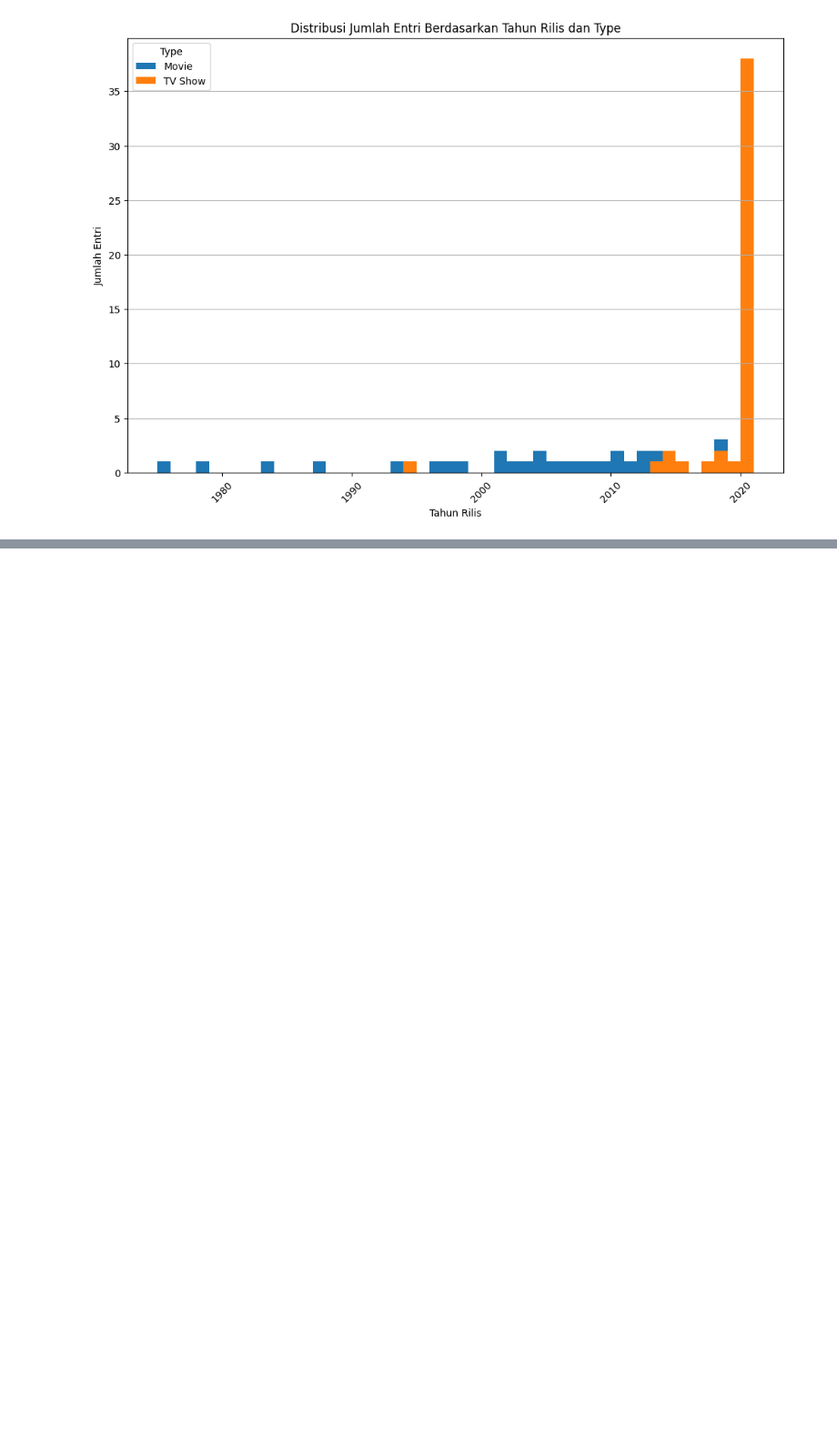
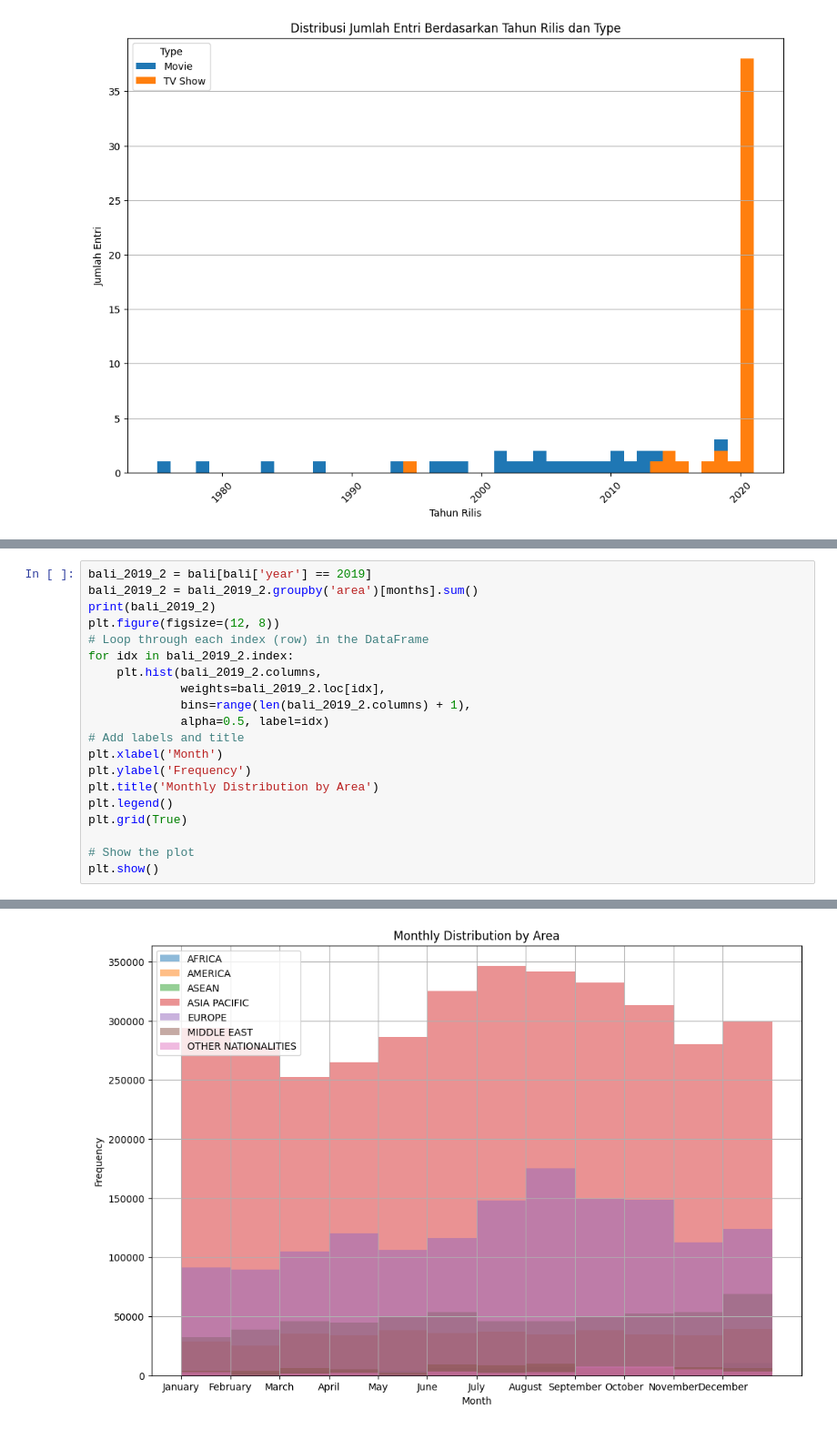
Before and after one commit to nickbp760/KodingAkademiPython, a Jupyter notebook: DATA ANALYST PYTHON/Data_Plotting.ipynb, the cells around one changed output, grey strips where cells are left out. Shown: that part at 91% size. Saved outputs shown, nothing was run; the diff lists cells and outputs as text; blank space fills up the shorter version.

```diff
--- a/DATA ANALYST PYTHON/Data_Plotting.ipynb
+++ b/DATA ANALYST PYTHON/Data_Plotting.ipynb
@@ -52,0 +82,21 @@ plt.show()
+# %%
+bali_2019_2 = bali[bali['year'] == 2019]
+bali_2019_2 = bali_2019_2.groupby('area')[months].sum()
+print(bali_2019_2)
+plt.figure(figsize=(12, 8))
+# Loop through each index (row) in the DataFrame
+for idx in bali_2019_2.index:
+    plt.hist(bali_2019_2.columns,
+             weights=bali_2019_2.loc[idx],
+             bins=range(len(bali_2019_2.columns) + 1),
+             alpha=0.5, label=idx)
+# Add labels and title
+plt.xlabel('Month')
+plt.ylabel('Frequency')
+plt.title('Monthly Distribution by Area')
+plt.legend()
+plt.grid(True)
+
+# Show the plot
+plt.show()
+# %% [output]
@@ -52,0 +122 @@ plt.show()
+[figure, added]
```
Also changed, not shown: parts of 5 cells of this notebook.
